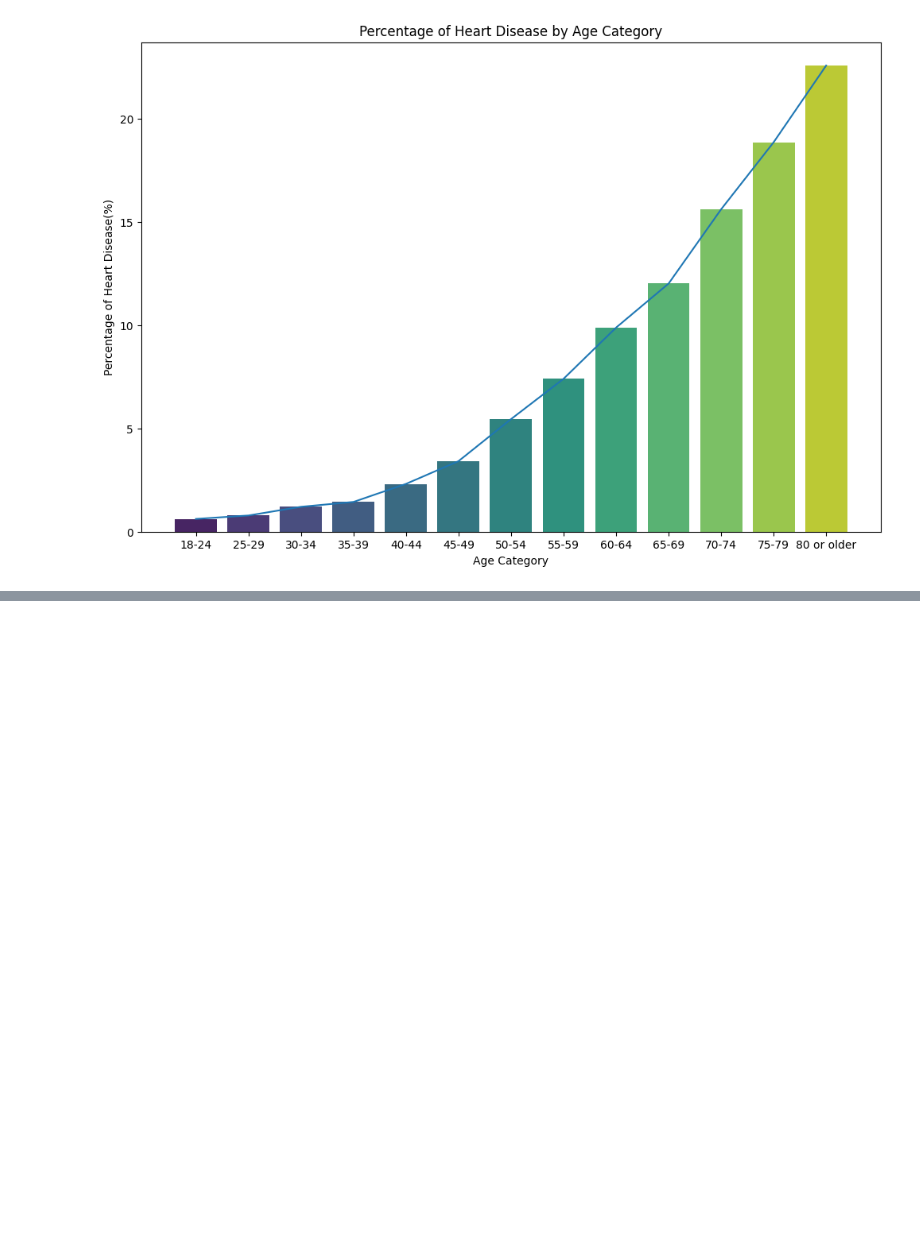
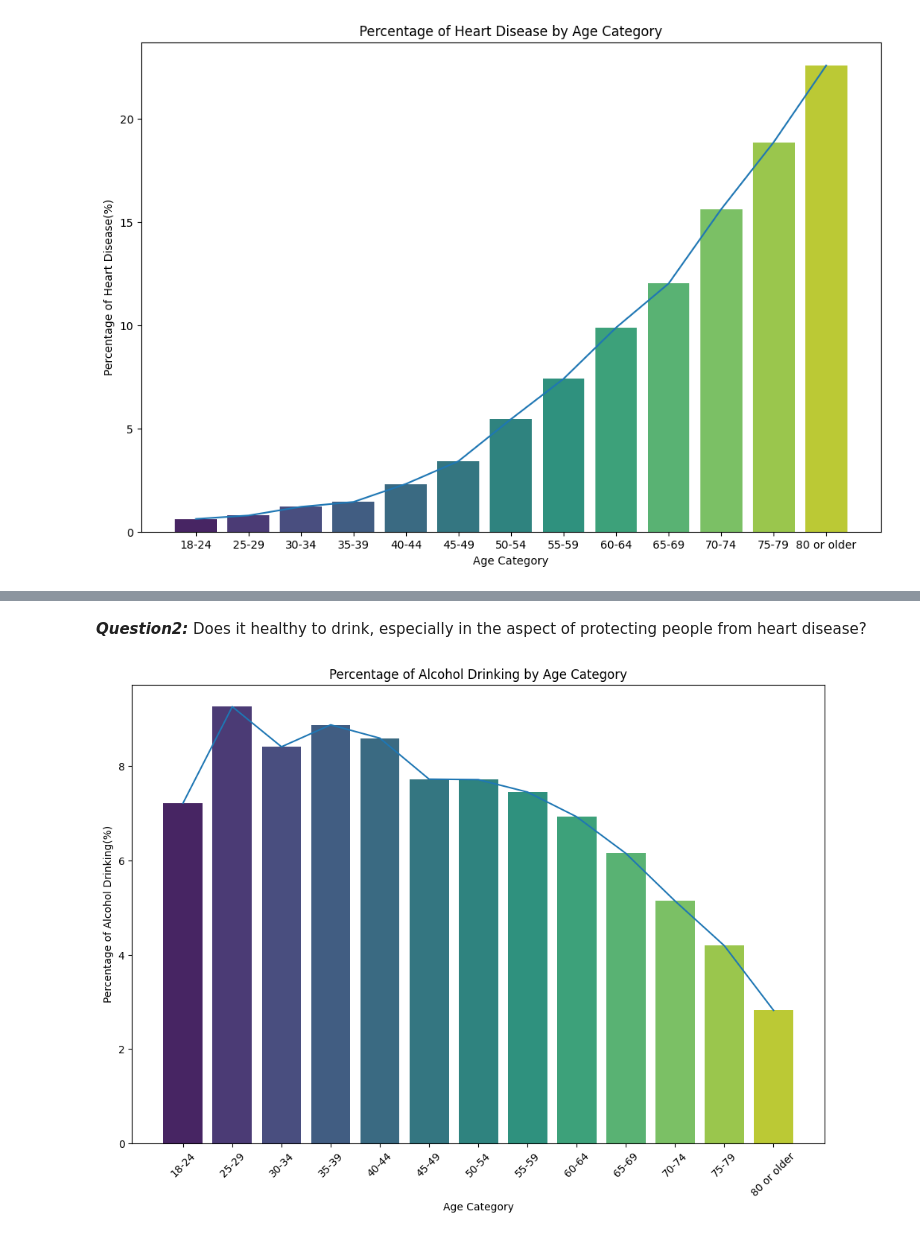
Before and after one commit to moranxuege/2024Research_SU, a Jupyter notebook: Analysis/2020_EDA.ipynb, the cells around one changed output, grey strips where cells are left out. Saved outputs shown, nothing was run; the diff lists cells and outputs as text; code cells hidden in the pictures; blank space fills up the shorter version.

```diff
--- a/Analysis/2020_EDA.ipynb
+++ b/Analysis/2020_EDA.ipynb
@@ -193,0 +251,21 @@ plt.show()
+# %% [markdown]
+***Question2:***
+Does it healthy to drink, especially in the aspect of protecting people from heart disease?
+# %%
+data_alcohol_age = data.copy()
+data_alcohol_age = data_alcohol_age[['HeartDisease', 'AlcoholDrinking', 'AgeCategory']]
+data_alcohol_age['AlcoholDrinking'] = data_alcohol_age['AlcoholDrinking'].map({'No': 0, 'Yes': 1})
+data_alcohol_age['HeartDisease'] = data_alcohol_age['HeartDisease'].map({'No': 0, 'Yes': 1})
+data_alcohol_age['AgeCategory'] = data_alcohol_age['AgeCategory'].astype('category').cat.codes
+
+alcohol_age = data_alcohol_age.groupby('AgeCategory')['AlcoholDrinking'].mean() * 100
+plt.figure(figsize=(12, 8))
+plt.xticks(range(13), age_order, rotation=45)
+sns.barplot(x=alcohol_age.index, y=alcohol_age.values, palette='viridis')
+sns.lineplot(x=alcohol_age.index, y=alcohol_age.values, palette='viridis')
+plt.title('Percentage of Alcohol Drinking by Age Category')
+plt.xlabel('Age Category')
+plt.ylabel('Percentage of Alcohol Drinking(%)')
+plt.show()
+# %% [output]
+[figure, added]
```
Also changed, not shown: parts of 6 cells of this notebook.
